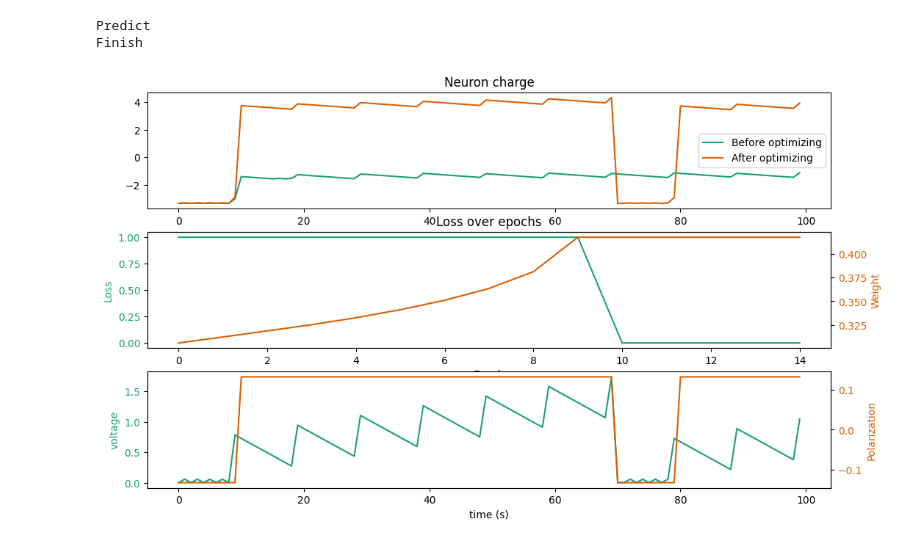
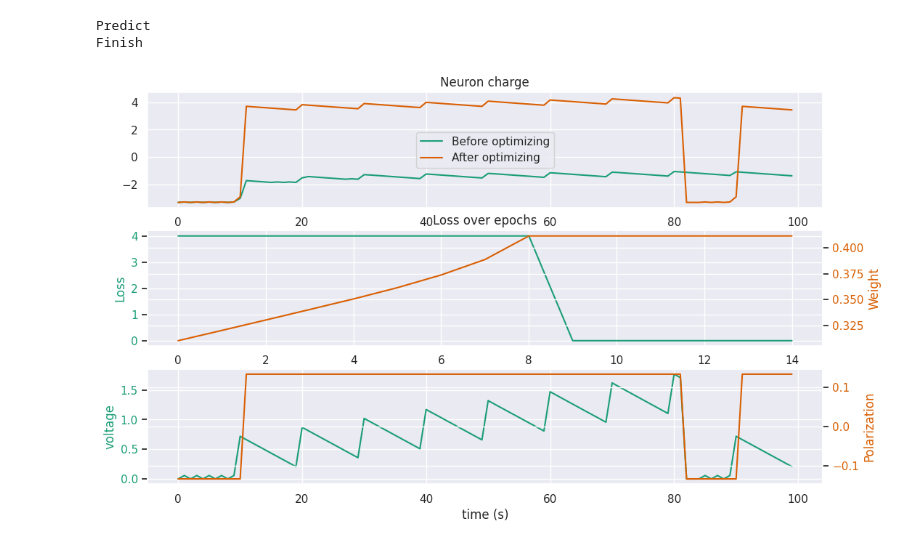
Before and after one commit to ncas-tum/ELEANOR, a Jupyter notebook: docs/source/examples/train.ipynb, the cells around one changed output. Cells and saved outputs as stored; diff of their text form; code cells hidden in the pictures.

```diff
--- a/docs/source/examples/train.ipynb
+++ b/docs/source/examples/train.ipynb
@@ -49,13 +101,12 @@ def loss(model, input_, target):
     preds = jnp.sum(preds, axis=0)  # Sum over time
     return jnp.mean((preds - target) ** 2)
 # %%
-model = Network(key=jax.random.key(0))
-opt = optax.sgd(learning_rate=1e-3)
+opt = optax.sgd(learning_rate=5e-5)
 opt_state = opt.init(model)
 # %%
 # Input every 5ms
 input_ = jnp.array([[0], [0], [0], [0], [0], [0], [0], [0], [0], [1.0]] * 10)
-target = jnp.array([1.0])
+target = jnp.array([2.0])
 # %%
 print("Optimizing")
 loss_rec = []
@@ -71,15 +122,15 @@ for _ in trange(nb_epochs):
 
     new_param = eqx.apply_updates(grad_params, updates)
     state = [new_param, opt_state]
-    param_rec.append(new_param.linear.weight[0, 0])
+    param_rec.append(new_param.layers[0].weight[0, 0])
 loss_rec = jnp.stack(loss_rec)
 param_rec = jnp.stack(param_rec)
 # %% [output]
 Optimizing
 # %%
 print("Predict")
-_, preds_before, _, _ = predict(model, input_)
-_, preds, V, P = predict(state[0], input_)
+preds_before, V_before, P_before = predict(model, input_)
+preds, V, P = predict(state[0], input_)
 print("Finish")
 # %% [output]
 Predict
@@ -88,8 +139,16 @@ Finish
 plt.figure(figsize=(12, 7))
 plt.subplot(3, 1, 1)
 plt.title("Neuron charge")
-plt.plot(preds_before, c="#1b9e77", label="Before optimizing")
-plt.plot(preds, c="#d95f02", label="After optimizing")
+plt.plot(
+    V_before * model.layers[1].C_tot + P_before * model.layers[1].A,
+    c="#1b9e77",
+    label="Before optimizing",
+)
+plt.plot(
+    V * model.layers[1].C_tot + P * model.layers[1].A,
+    c="#d95f02",
+    label="After optimizing",
+)
 plt.legend()
 
 ax1 = plt.subplot(3, 1, 2)
@@ -98,31 +157,31 @@ plt.title("Loss over epochs")
 color = "#1b9e77"
 ax1.set_xlabel("Epoch")
 ax1.set_ylabel("Loss", color=color)
 ax1.plot(loss_rec, color=color)
 ax1.tick_params(axis="y", labelcolor=color)
 
 ax2 = ax1.twinx()
 
 color = "#d95f02"
 ax2.set_ylabel("Weight", color=color)
 ax2.plot(param_rec, color=color)
 ax2.tick_params(axis="y", labelcolor=color)
 
 ax1 = plt.subplot(3, 1, 3)
 
 color = "#1b9e77"
 ax1.set_xlabel("time (s)")
 ax1.set_ylabel("voltage", color=color)
 ax1.plot(V, color=color)
 ax1.tick_params(axis="y", labelcolor=color)
 
 ax2 = ax1.twinx()
 
 color = "#d95f02"
 ax2.set_ylabel("Polarization", color=color)
 ax2.plot(P, color=color)
 ax2.tick_params(axis="y", labelcolor=color)
 
 plt.show()
 # %% [output]
-[figure, old version]
+[figure, new version]
```
Also changed, not shown: parts of 9 cells of this notebook, 2 other files.
